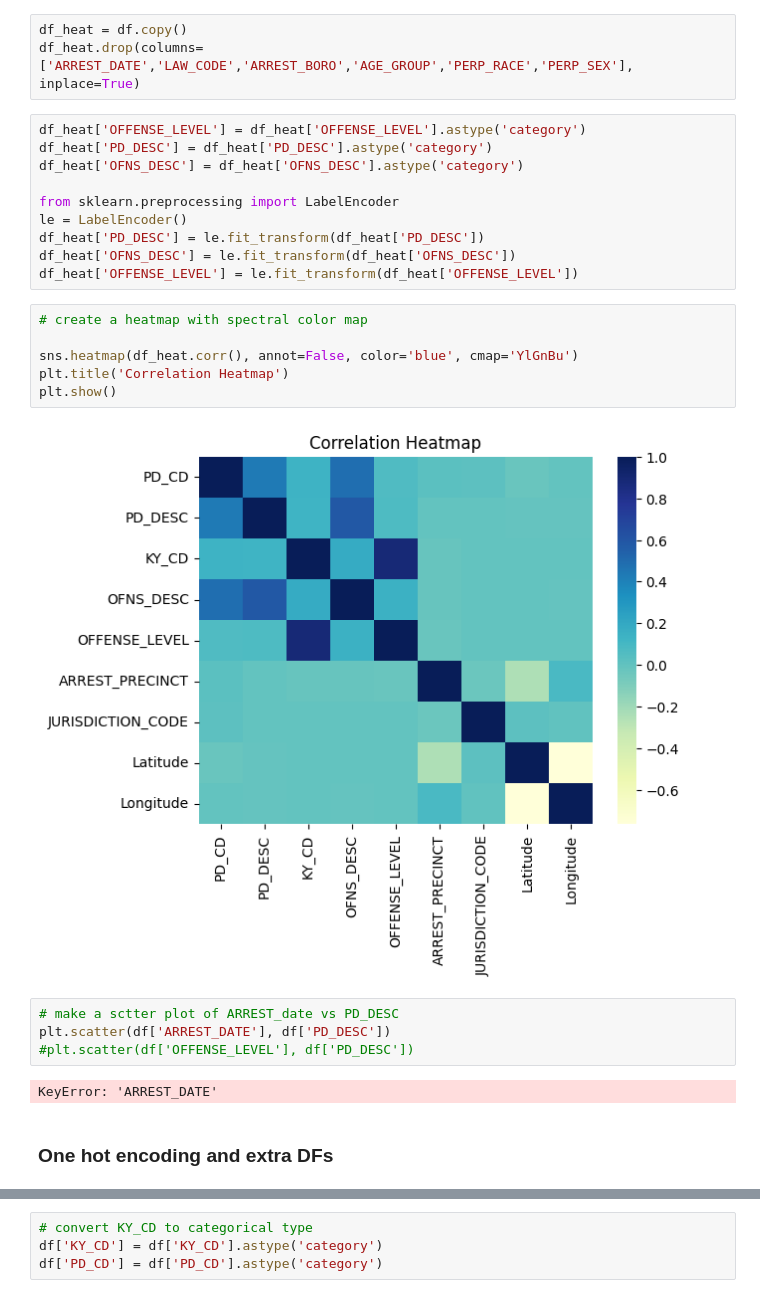
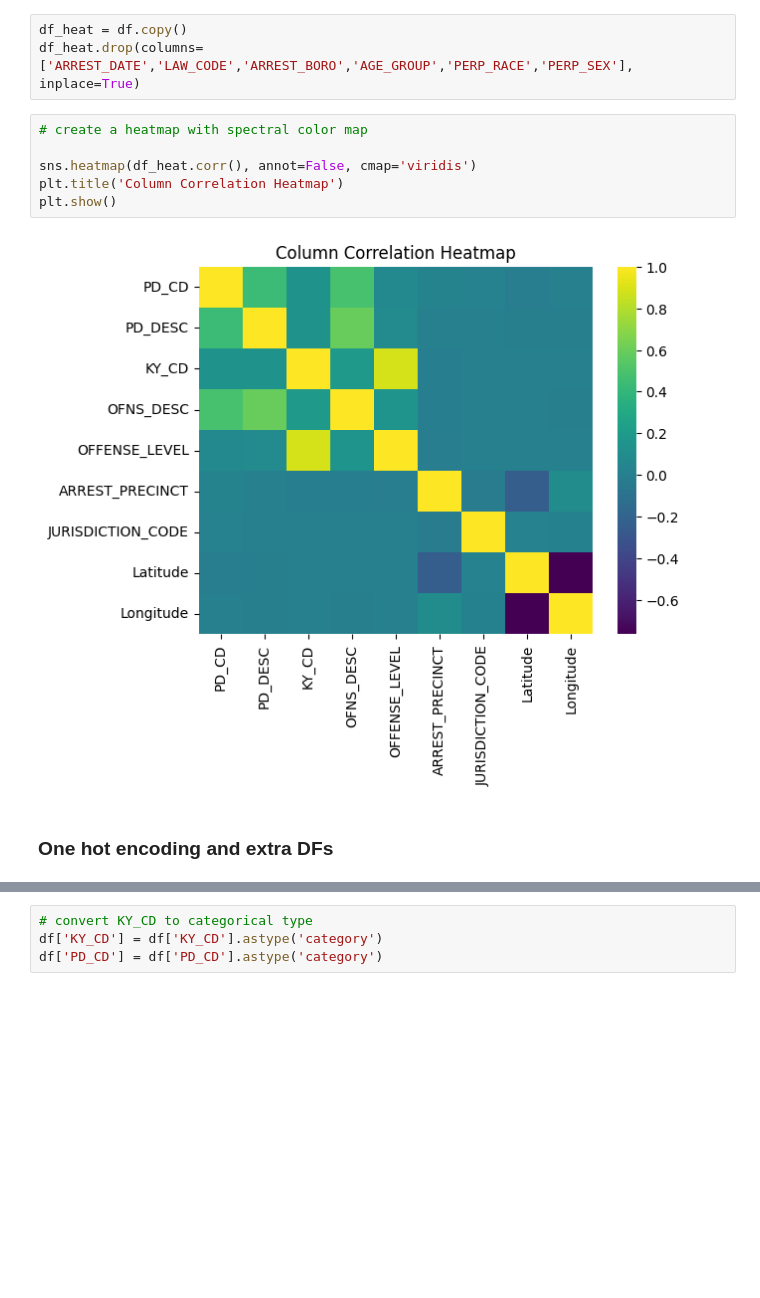
Before and after one commit to annahauk/CS513, a Jupyter notebook: annaEDA.ipynb, the cells around one changed output, grey strips where cells are left out. Cells and saved outputs as stored; diff of their text form; blank space fills up the shorter version.

```diff
--- a/annaEDA.ipynb
+++ b/annaEDA.ipynb
@@ -367,29 +641,13 @@ See the caveats in the documentation: https://pandas.pydata.org/pandas-docs/stab
 # %%
 df_heat = df.copy()
 df_heat.drop(columns=['ARREST_DATE','LAW_CODE','ARREST_BORO','AGE_GROUP','PERP_RACE','PERP_SEX'], inplace=True)
-# %%
-df_heat['OFFENSE_LEVEL'] = df_heat['OFFENSE_LEVEL'].astype('category')
-df_heat['PD_DESC'] = df_heat['PD_DESC'].astype('category')
-df_heat['OFNS_DESC'] = df_heat['OFNS_DESC'].astype('category')
-
-from sklearn.preprocessing import LabelEncoder
-le = LabelEncoder()
-df_heat['PD_DESC'] = le.fit_transform(df_heat['PD_DESC'])
-df_heat['OFNS_DESC'] = le.fit_transform(df_heat['OFNS_DESC'])
-df_heat['OFFENSE_LEVEL'] = le.fit_transform(df_heat['OFFENSE_LEVEL'])
 # %%
 # create a heatmap with spectral color map
 
-sns.heatmap(df_heat.corr(), annot=False, color='blue', cmap='YlGnBu')
-plt.title('Correlation Heatmap')
+sns.heatmap(df_heat.corr(), annot=False, cmap='viridis')
+plt.title('Column Correlation Heatmap')
 plt.show()
 # %% [output]
-[figure, old version]
+[figure, new version]
-# %%
-# make a sctter plot of ARREST_date vs PD_DESC
-plt.scatter(df['ARREST_DATE'], df['PD_DESC'])
-#plt.scatter(df['OFFENSE_LEVEL'], df['PD_DESC'])
-# %% [output]
-KeyError: 'ARREST_DATE'
 # %% [markdown]
-### One hot encoding and extra DFs
+### <b> One hot encoding and extra DFs
```
Also changed, not shown: parts of 94 cells of this notebook.
